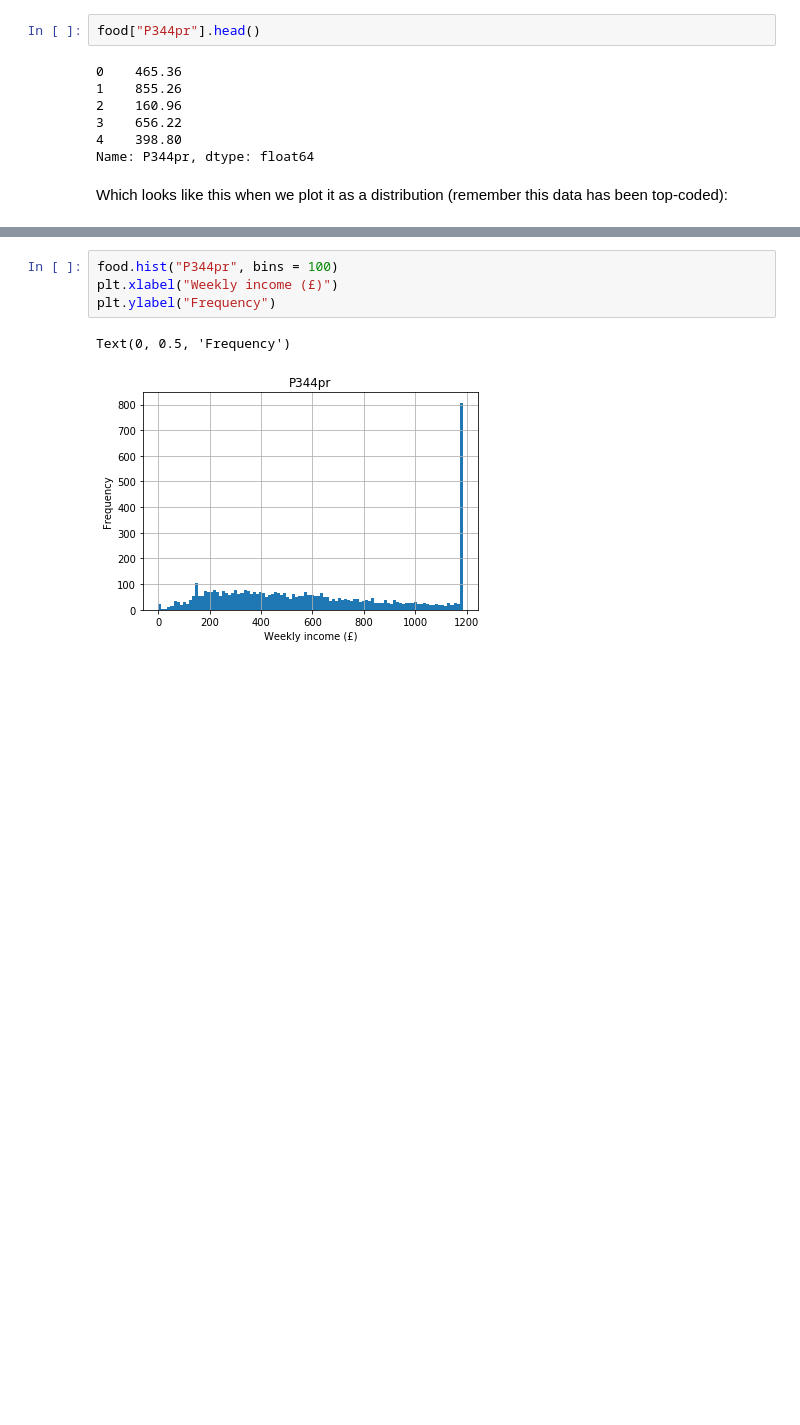
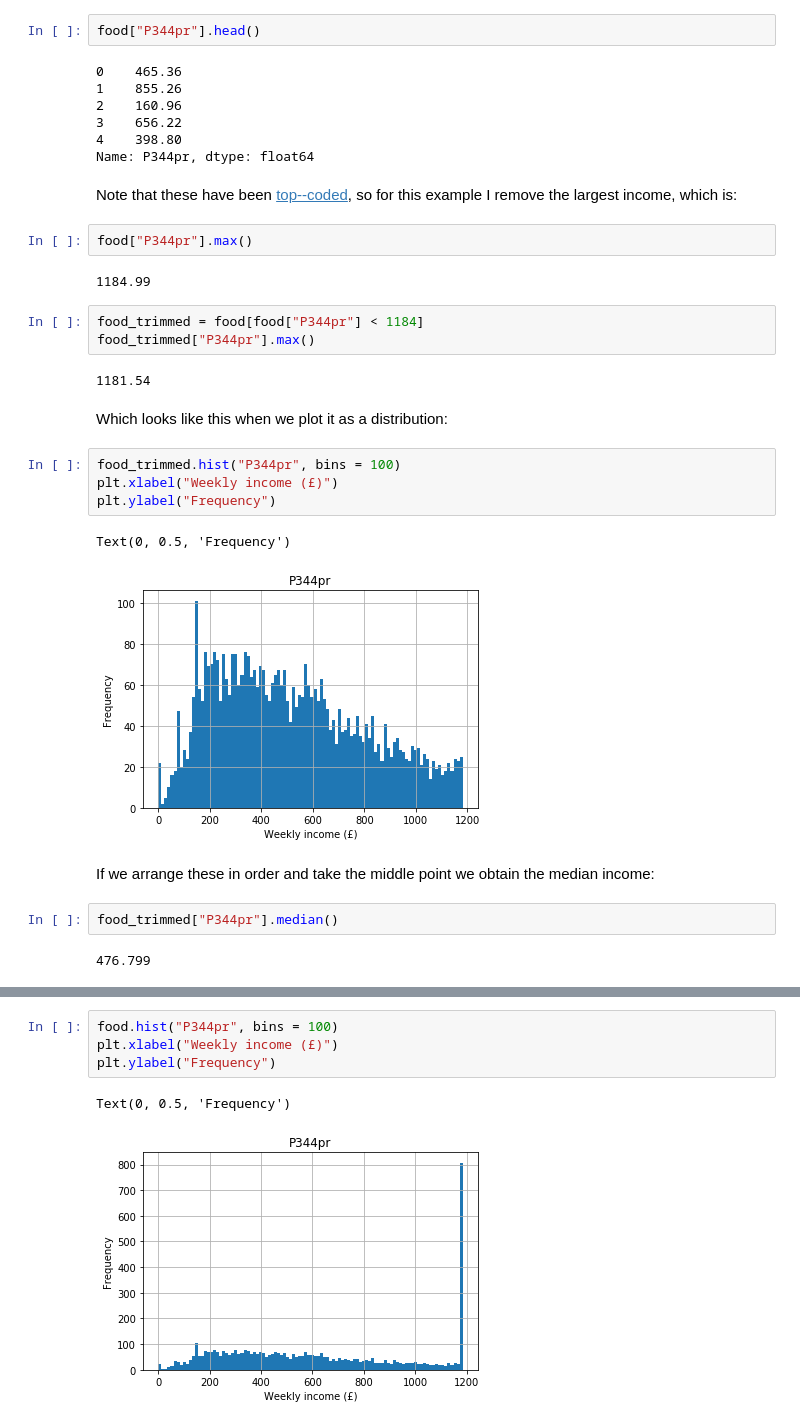
Before and after one commit to philmikejones/stats101, a Jupyter notebook: notebooks/stats101.ipynb, the cells around one changed output, grey strips where cells are left out. Drawn from its saved outputs; the diff is of its cells as text; blank space fills up the shorter version.

```diff
--- a/notebooks/stats101.ipynb
+++ b/notebooks/stats101.ipynb
@@ -156,5 +155,29 @@ food["P344pr"].head()
 3    656.22
 4    398.80
 Name: P344pr, dtype: float64
+# %% [markdown]
+Note that these have been [top--coded](https://en.wikipedia.org/wiki/Top-coded), so for this example I remove the largest income, which is:
+# %%
+food["P344pr"].max()
+# %% [output]
+1184.99
+# %%
+food_trimmed = food[food["P344pr"] < 1184]
+food_trimmed["P344pr"].max()
+# %% [output]
+1181.54
 # %% [markdown]
-Which looks like this when we plot it as a distribution (remember this data has been top-coded):
+Which looks like this when we plot it as a distribution:
+# %%
+food_trimmed.hist("P344pr", bins = 100)
+plt.xlabel("Weekly income (£)")
+plt.ylabel("Frequency")
+# %% [output]
+Text(0, 0.5, 'Frequency')
+[figure, added]
+# %% [markdown]
+If we arrange these in order and take the middle point we obtain the median income:
+# %%
+food_trimmed["P344pr"].median()
+# %% [output]
+476.799
```
Also changed, not shown: parts of 14 cells of this notebook.
